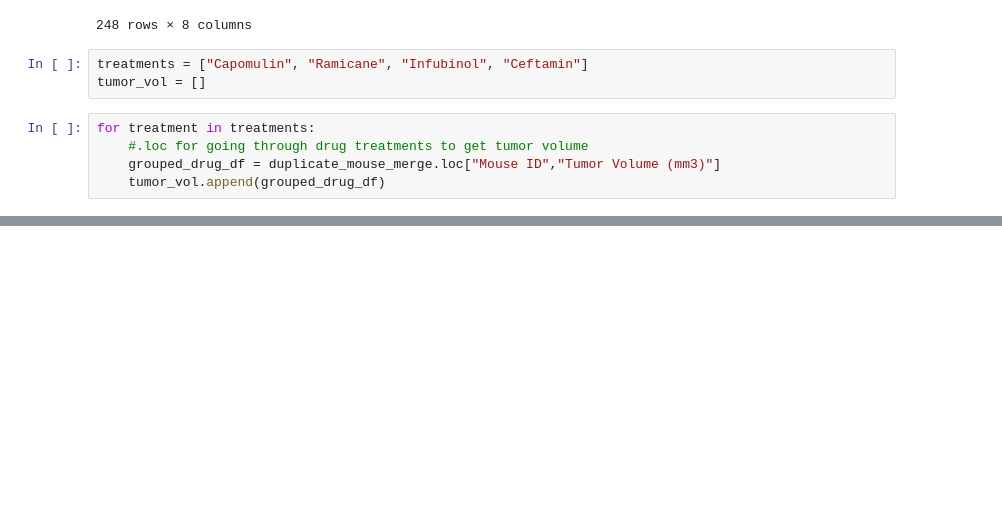
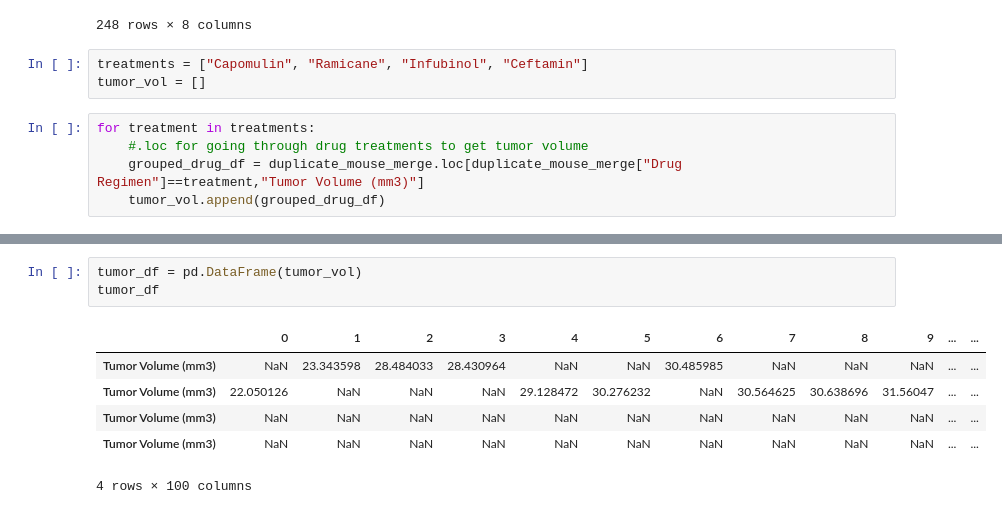
Before and after one commit to write42/matplot-challenge, a Jupyter notebook: pharma-hw.ipynb, the cells around one changed output, grey strips where cells are left out. Drawn from its saved outputs; the diff is of its cells as text; blank space fills up the shorter version.

```diff
--- a/pharma-hw.ipynb
+++ b/pharma-hw.ipynb
@@ -276,5 +276,5 @@ tumor_vol = []
 # %%
 for treatment in treatments:
     #.loc for going through drug treatments to get tumor volume
-    grouped_drug_df = duplicate_mouse_merge.loc["Mouse ID","Tumor Volume (mm3)"]
+    grouped_drug_df = duplicate_mouse_merge.loc[duplicate_mouse_merge["Drug Regimen"]==treatment,"Tumor Volume (mm3)"]
     tumor_vol.append(grouped_drug_df)
@@ -282,0 +301,10 @@ KeyError: 'Mouse ID'
+# %%
+tumor_df = pd.DataFrame(tumor_vol)
+tumor_df
+# %% [output]
+|  | 0 | 1 | 2 | 3 | 4 | 5 | 6 | 7 | 8 | 9 | ... | ... |
+| Tumor Volume (mm3) | NaN | 23.343598 | 28.484033 | 28.430964 | NaN | NaN | 30.485985 | NaN | NaN | NaN | ... | ... |
+| Tumor Volume (mm3) | 22.050126 | NaN | NaN | NaN | 29.128472 | 30.276232 | NaN | 30.564625 | 30.638696 | 31.56047 | ... | ... |
+| Tumor Volume (mm3) | NaN | NaN | NaN | NaN | NaN | NaN | NaN | NaN | NaN | NaN | ... | ... |
+| Tumor Volume (mm3) | NaN | NaN | NaN | NaN | NaN | NaN | NaN | NaN | NaN | NaN | ... | ... |
+4 rows × 100 columns
```
Also changed, not shown: parts of 3 cells of this notebook.
